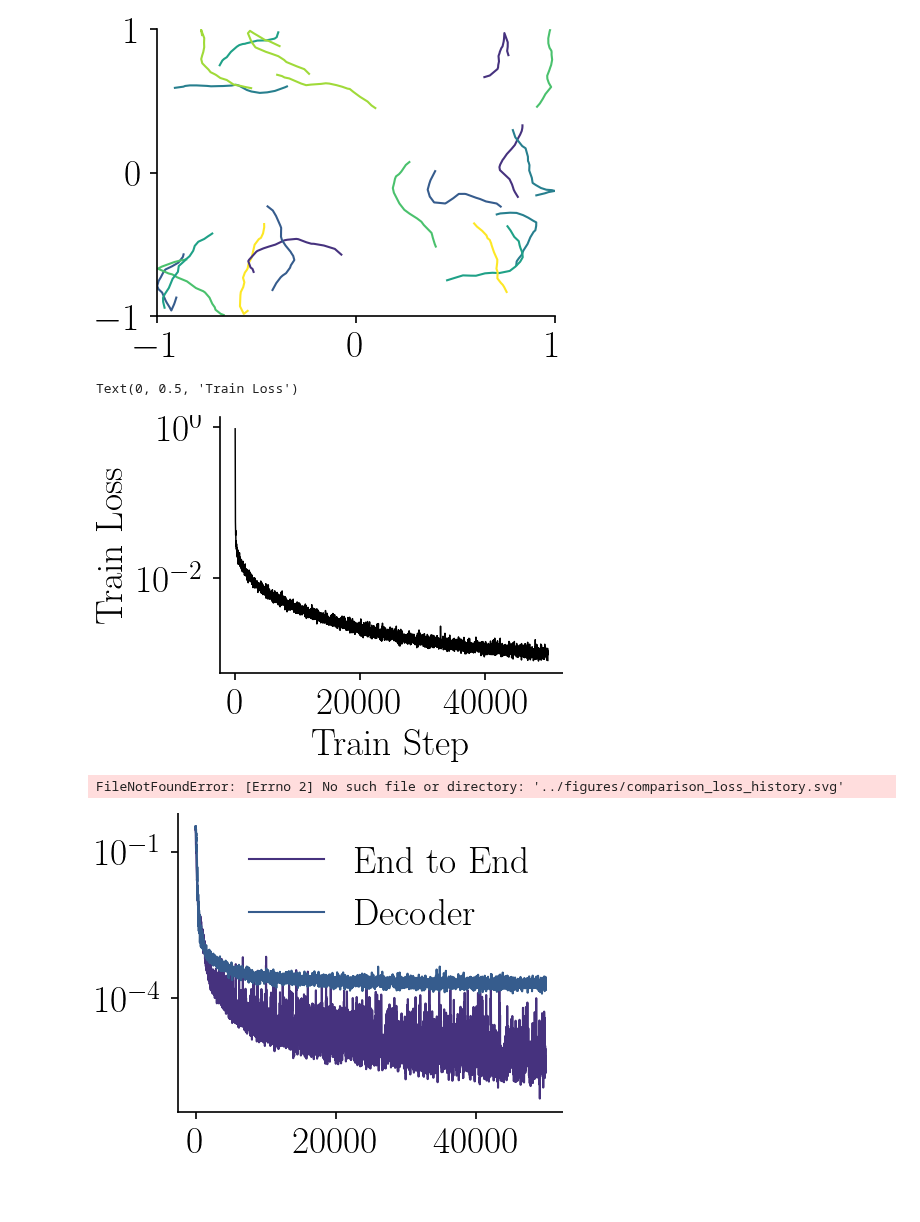
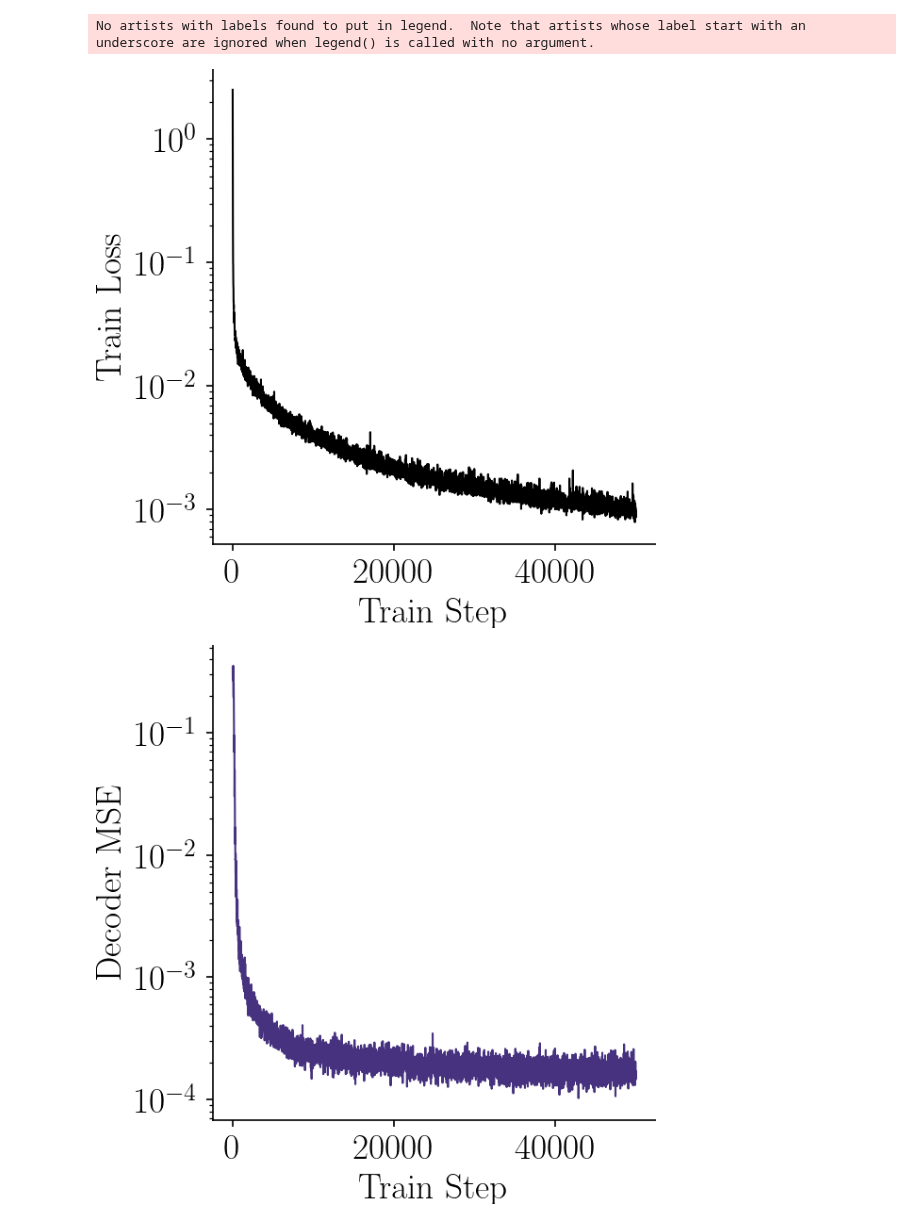
Before and after one commit to bioAI-Oslo/ConjunctiveRepresentations, a Jupyter notebook: short_trajectory_RNN.ipynb, the cells around one changed output. Saved outputs shown, nothing was run; the diff lists cells and outputs as text; code cells hidden in the pictures; blank space fills up the shorter version.

```diff
--- a/short_trajectory_RNN.ipynb
+++ b/short_trajectory_RNN.ipynb
@@ -30,11 +32,3 @@ device = torch.device('cuda' if torch.cuda.is_available() else 'cpu')
 model = RecurrentSpaceNet(n_in = n_in, n_out = n_out, corr_across_space= True,
                           scale = scale, device = device)
 optimizer = torch.optim.Adam(model.parameters(), lr=1e-4)
-# %%
-genny = SimpleDatasetMaker() # use simple dataset
-r, v = genny.generate_dataset(20, timesteps)
-plt.plot(*r.detach().numpy().T)
-plt.axis([-1, 1, -1, 1])
-plt.show()
-# %% [output]
-[figure, removed]
@@ -41,5 +37,6 @@ plt.show()
 # %%
-loss_history = []
+
+train_history = []
 progress = tqdm(range(train_steps))
 for i in progress: # train loop
     r, v = genny.generate_dataset(bs, timesteps, device = device)
@@ -47,16 +44,17 @@ for i in progress: # train loop
     loss = model.train_step(x = (v, r[:,0]), y = r_label, optimizer = optimizer)
 
     if i % 10 == 0:
-        loss_history.append(loss)
+        train_history.append(loss)
         progress.set_description(f"loss: {loss:>7f}")
 # %%
-plt.semilogy(np.arange(len(loss_history))*10, loss_history, "-k", linewidth = 0.7)
+plt.figure(figsize=(4,4))
+plt.semilogy(np.arange(len(train_history))*10, train_history, "-k")
 plt.xlabel("Train Step")
 plt.ylabel("Train Loss")
 plt.savefig(f"{save_loc}/model_loss_history")
 # %% [output]
-Text(0, 0.5, 'Train Loss')
+No artists with labels found to put in legend.  Note that artists whose label start with an underscore are ignored when legend() is called with no argument.
-[figure, old version]
+[figure, new version]
 # %%
 decoder = Decoder(n_in = n_out, n_out = 2) # train decoder
 optimizer = torch.optim.Adam(decoder.parameters(), lr=1e-4)
@@ -95,12 +79,12 @@ for i in progress: # train loop
 # %%
 # plot loss histories for comparable models
-plt.semilogy(np.arange(len(e2e_history))*10, e2e_history, label = "End to End")
-plt.semilogy(np.arange(len(decoder_history))*10, decoder_history, label = "Decoder")
-plt.legend(frameon = False)
+plt.figure(figsize = (4, 4))
+plt.semilogy(np.arange(len(decoder_history))*10, decoder_history)
+plt.xlabel("Train Step")
+plt.ylabel("Decoder MSE")
 plt.savefig(f"{save_loc}/comparison_loss_history")
 # %% [output]
-FileNotFoundError: [Errno 2] No such file or directory: '../figures/comparison_loss_history.svg'
-[figure, old version]
+[figure, new version]
 # %%
 # evaluate both model to visualize prediction error
 n_eval = 5000
```
Also changed, not shown: parts of 9 cells of this notebook, 7 other files.
